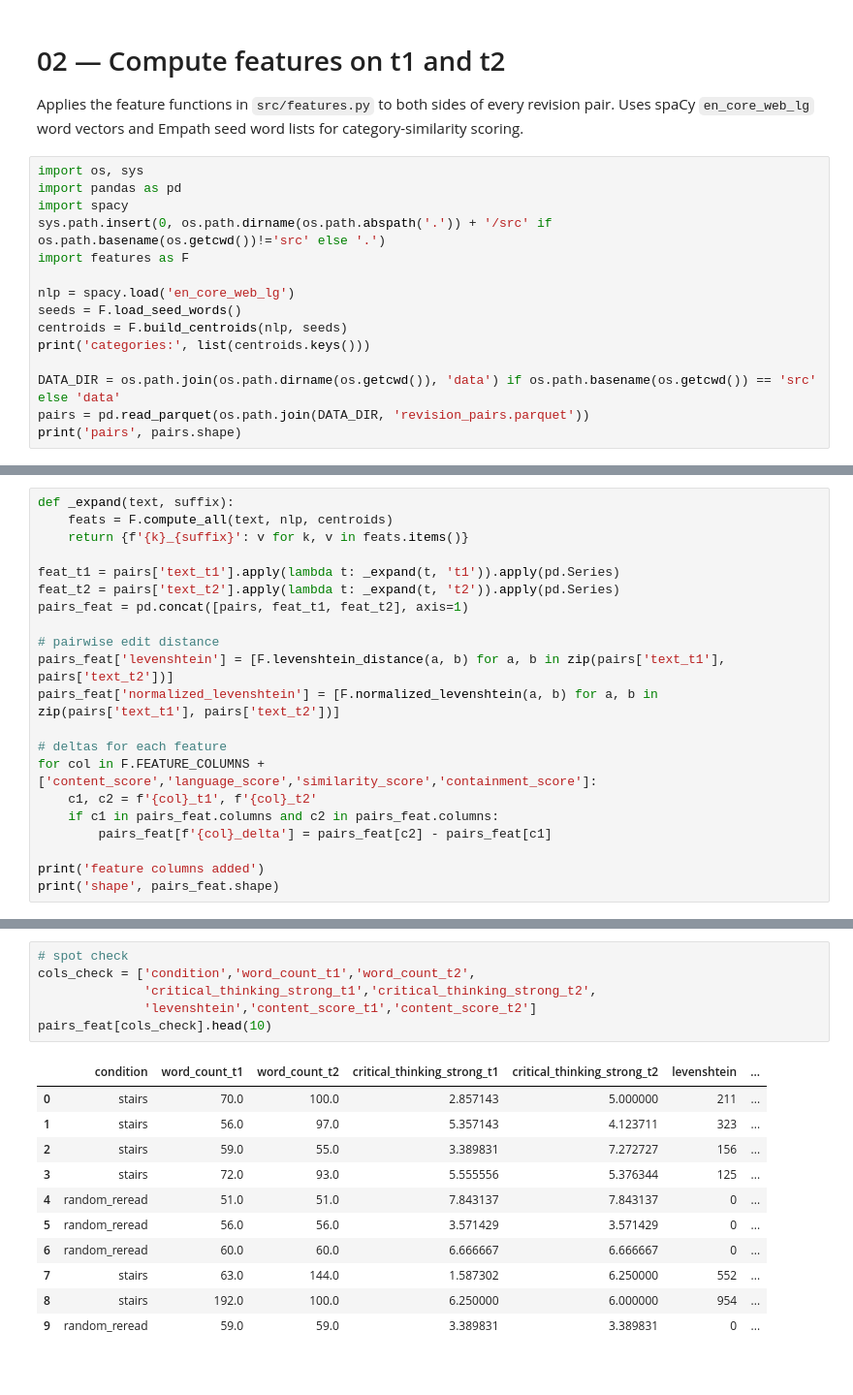
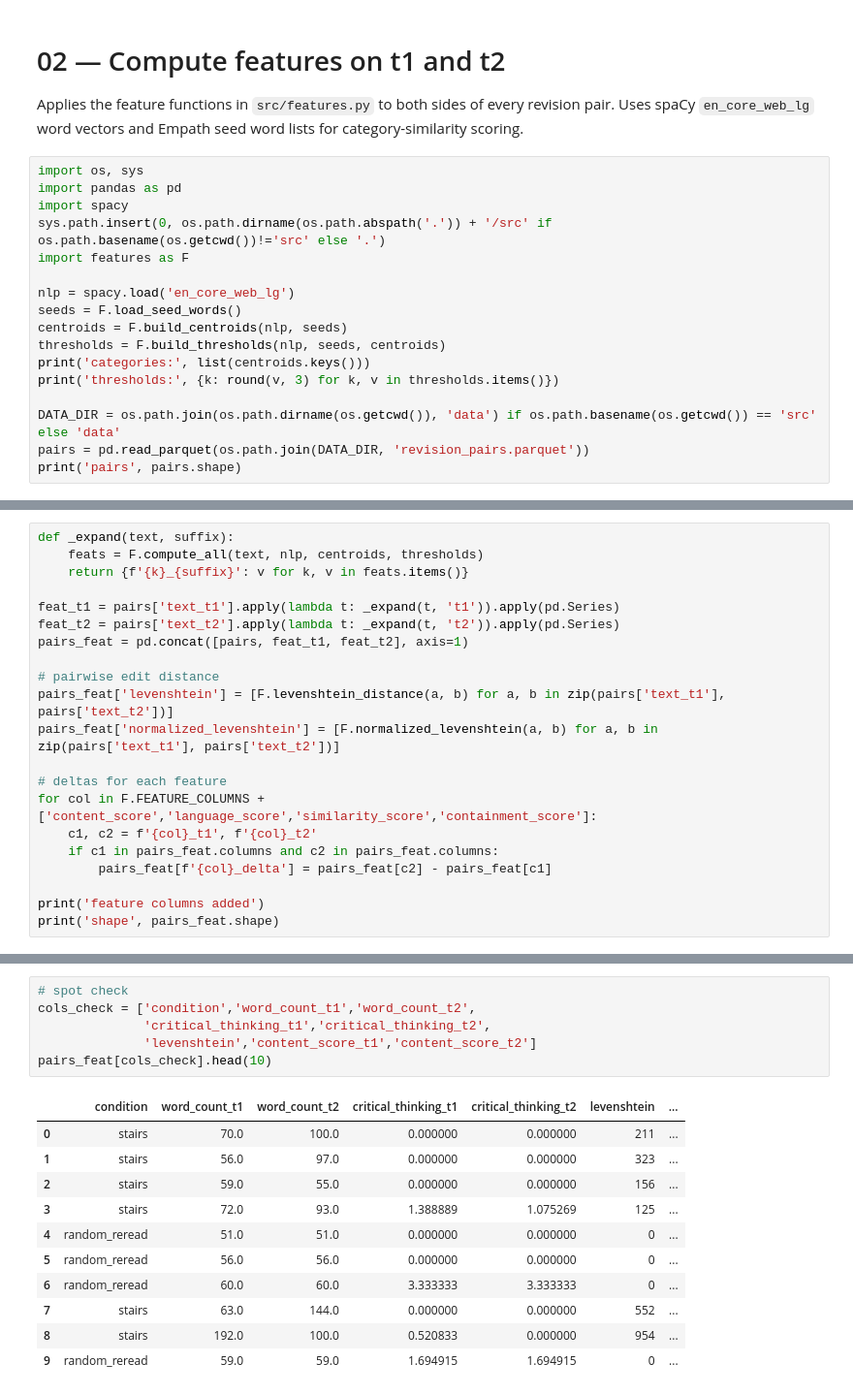
Before and after one commit to learlab/itell-critical-thinking-analysis, a Jupyter notebook: src/02_compute_features.ipynb, the cells around one changed output, grey strips where cells are left out. Shown at 97% size. Saved outputs shown, nothing was run; the diff lists cells and outputs as text.

```diff
--- a/src/02_compute_features.ipynb
+++ b/src/02_compute_features.ipynb
@@ -12,7 +12,9 @@ import features as F
 nlp = spacy.load('en_core_web_lg')
 seeds = F.load_seed_words()
 centroids = F.build_centroids(nlp, seeds)
+thresholds = F.build_thresholds(nlp, seeds, centroids)
 print('categories:', list(centroids.keys()))
+print('thresholds:', {k: round(v, 3) for k, v in thresholds.items()})
 
 DATA_DIR = os.path.join(os.path.dirname(os.getcwd()), 'data') if os.path.basename(os.getcwd()) == 'src' else 'data'
 pairs = pd.read_parquet(os.path.join(DATA_DIR, 'revision_pairs.parquet'))
@@ -22,7 +25,7 @@ categories: ['science', 'philosophy', 'negotiate', 'communication', 'confusion',
 pairs (267, 20)
 # %%
 def _expand(text, suffix):
-    feats = F.compute_all(text, nlp, centroids)
+    feats = F.compute_all(text, nlp, centroids, thresholds)
     return {f'{k}_{suffix}': v for k, v in feats.items()}
 
 feat_t1 = pairs['text_t1'].apply(lambda t: _expand(t, 't1')).apply(pd.Series)
@@ -47,21 +50,21 @@ shape (267, 89)
 # %%
 # spot check
 cols_check = ['condition','word_count_t1','word_count_t2',
-              'critical_thinking_strong_t1','critical_thinking_strong_t2',
+              'critical_thinking_t1','critical_thinking_t2',
               'levenshtein','content_score_t1','content_score_t2']
 pairs_feat[cols_check].head(10)
 # %% [output]
-|  | condition | word_count_t1 | word_count_t2 | critical_thinking_strong_t1 | critical_thinking_strong_t2 | levenshtein | ... |
-| 0 | stairs | 70.0 | 100.0 | 2.857143 | 5.000000 | 211 | ... |
-| 1 | stairs | 56.0 | 97.0 | 5.357143 | 4.123711 | 323 | ... |
-| 2 | stairs | 59.0 | 55.0 | 3.389831 | 7.272727 | 156 | ... |
-| 3 | stairs | 72.0 | 93.0 | 5.555556 | 5.376344 | 125 | ... |
-| 4 | random_reread | 51.0 | 51.0 | 7.843137 | 7.843137 | 0 | ... |
-| 5 | random_reread | 56.0 | 56.0 | 3.571429 | 3.571429 | 0 | ... |
-| 6 | random_reread | 60.0 | 60.0 | 6.666667 | 6.666667 | 0 | ... |
-| 7 | stairs | 63.0 | 144.0 | 1.587302 | 6.250000 | 552 | ... |
-| 8 | stairs | 192.0 | 100.0 | 6.250000 | 6.000000 | 954 | ... |
-| 9 | random_reread | 59.0 | 59.0 | 3.389831 | 3.389831 | 0 | ... |
+|  | condition | word_count_t1 | word_count_t2 | critical_thinking_t1 | critical_thinking_t2 | levenshtein | ... |
+| 0 | stairs | 70.0 | 100.0 | 0.000000 | 0.000000 | 211 | ... |
+| 1 | stairs | 56.0 | 97.0 | 0.000000 | 0.000000 | 323 | ... |
+| 2 | stairs | 59.0 | 55.0 | 0.000000 | 0.000000 | 156 | ... |
+| 3 | stairs | 72.0 | 93.0 | 1.388889 | 1.075269 | 125 | ... |
+| 4 | random_reread | 51.0 | 51.0 | 0.000000 | 0.000000 | 0 | ... |
+| 5 | random_reread | 56.0 | 56.0 | 0.000000 | 0.000000 | 0 | ... |
+| 6 | random_reread | 60.0 | 60.0 | 3.333333 | 3.333333 | 0 | ... |
+| 7 | stairs | 63.0 | 144.0 | 0.000000 | 0.000000 | 552 | ... |
+| 8 | stairs | 192.0 | 100.0 | 0.520833 | 0.000000 | 954 | ... |
+| 9 | random_reread | 59.0 | 59.0 | 1.694915 | 1.694915 | 0 | ... |
 # %%
 out_path = os.path.join(DATA_DIR, 'revision_pairs_features.parquet')
 pairs_feat.to_parquet(out_path, index=False)
```
Also changed, not shown: parts of 3 cells of this notebook, 9 other files.
